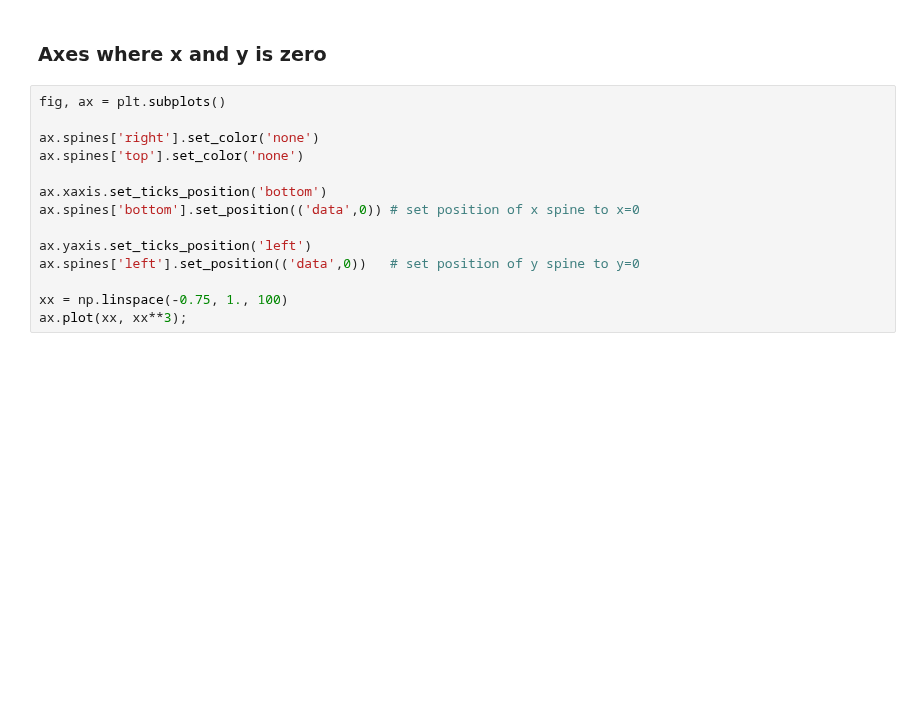
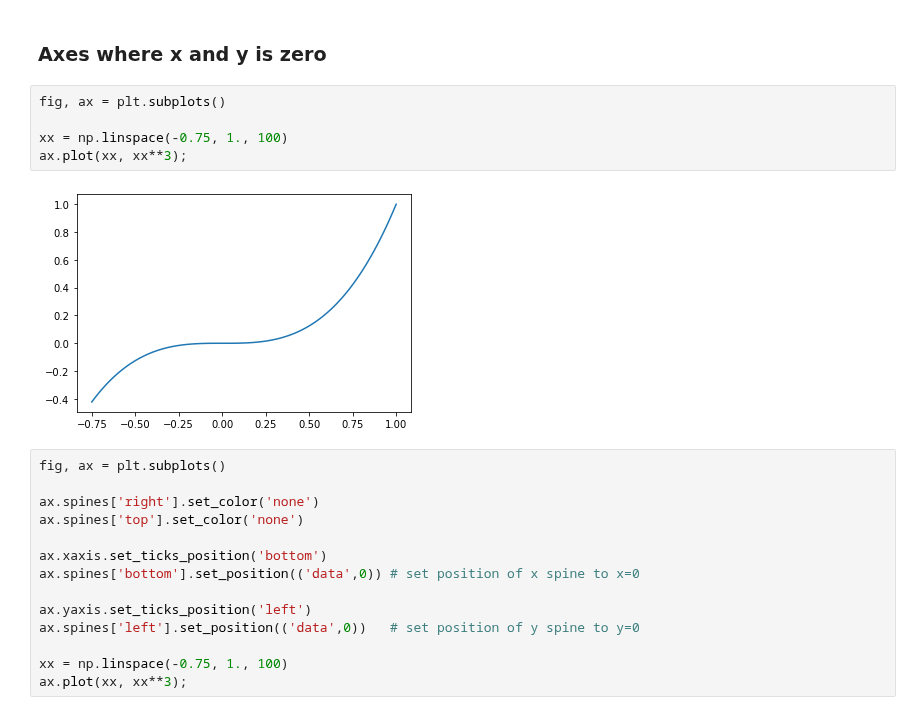
Before and after one commit to yin-penghang/AMAT593, a Jupyter notebook: 03_Matplotlib/02-Matplotlib Advanced.ipynb, the cells around one changed output. Drawn from its saved outputs; the diff is of its cells as text; blank space fills up the shorter version.

```diff
--- a/03_Matplotlib/02-Matplotlib Advanced.ipynb
+++ b/03_Matplotlib/02-Matplotlib Advanced.ipynb
@@ -166,6 +166,13 @@ for label in ax2.get_yticklabels():
 [figure]
 # %% [markdown]
 ### Axes where x and y is zero
+# %%
+fig, ax = plt.subplots()
+
+xx = np.linspace(-0.75, 1., 100)
+ax.plot(xx, xx**3);
+# %% [output]
+[figure, added]
 # %%
 fig, ax = plt.subplots()
 
```
Also changed, not shown: parts of 10 cells of this notebook.
